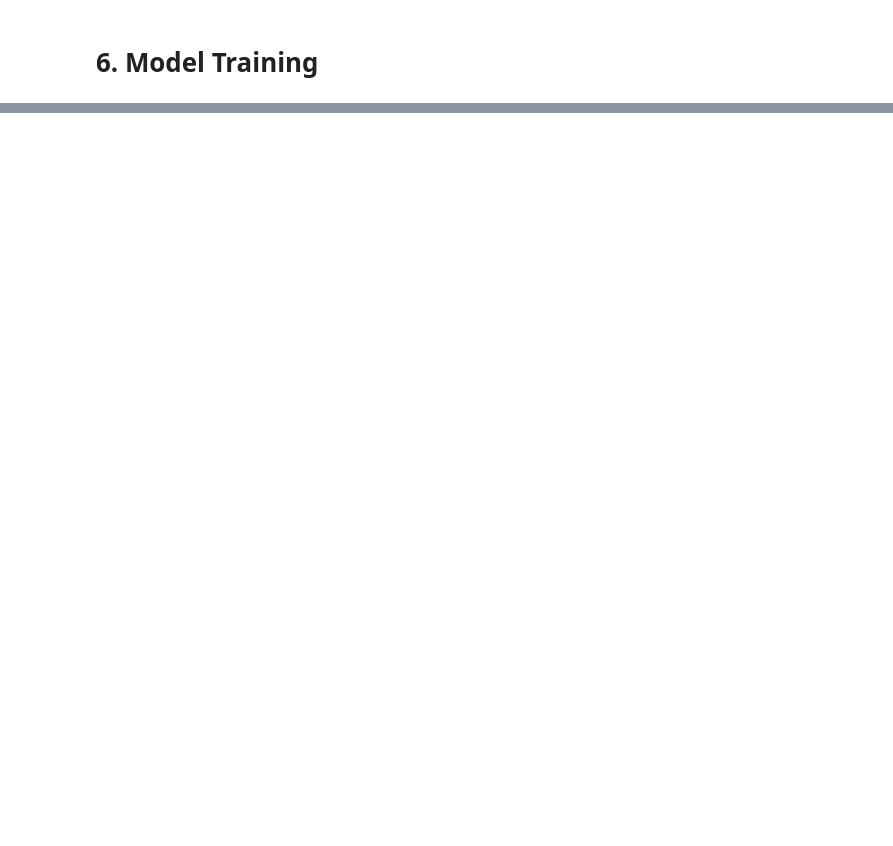
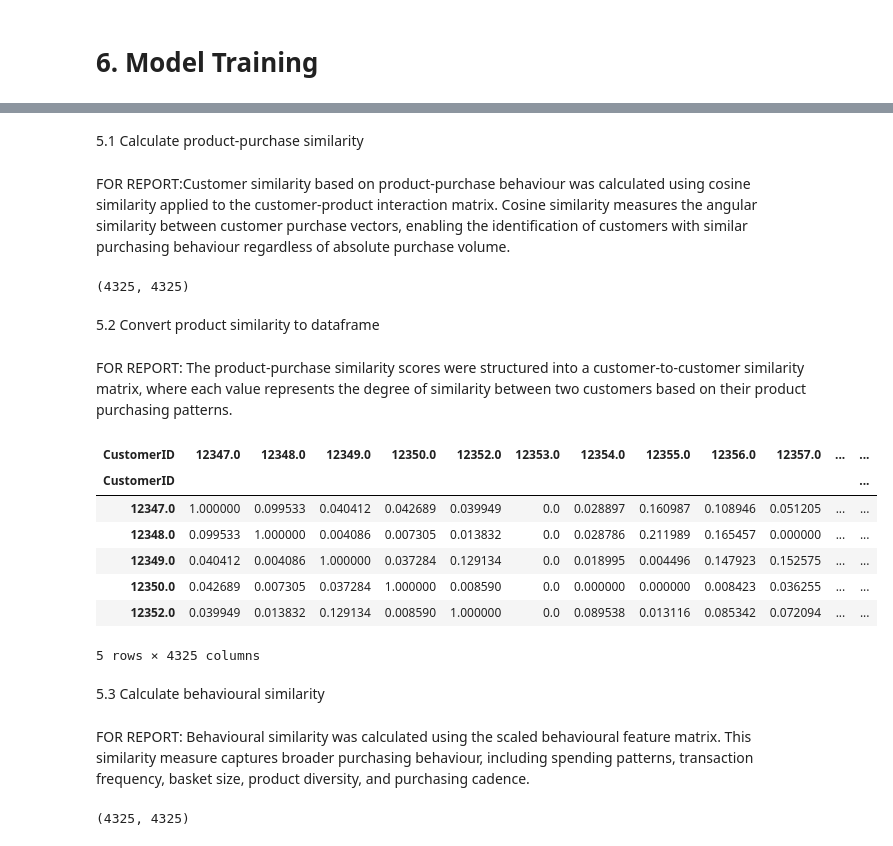
Before and after one commit to OKSolution/ai-data-science-assignment, a Jupyter notebook: notebooks/analysis.ipynb, the cells around one changed output, grey strips where cells are left out. Drawn from its saved outputs; the diff is of its cells as text; code cells hidden in the pictures; blank space fills up the shorter version.

```diff
--- a/notebooks/analysis.ipynb
+++ b/notebooks/analysis.ipynb
@@ -533,0 +994,47 @@ Cancellation rate: 0.1989329268292683
+# %% [markdown]
+5.1 Calculate product-purchase similarity
+# %% [markdown]
+FOR REPORT:Customer similarity based on product-purchase behaviour was calculated using cosine similarity applied to the customer-product interaction matrix. Cosine similarity measures the angular similarity between customer purchase vectors, enabling the identification of customers with similar purchasing behaviour regardless of absolute purchase volume.
+# %%
+from sklearn.metrics.pairwise import cosine_similarity
+
+# Customer similarity based on product purchases
+product_similarity = cosine_similarity(customer_product_matrix)
+
+product_similarity.shape
+# %% [output]
+(4325, 4325)
+# %% [markdown]
+5.2 Convert product similarity to dataframe
+# %% [markdown]
+FOR REPORT: The product-purchase similarity scores were structured into a customer-to-customer similarity matrix, where each value represents the degree of similarity between two customers based on their product purchasing patterns.
+# %%
+product_similarity_df = pd.DataFrame(
+    product_similarity,
+    index=customer_product_matrix.index,
+    columns=customer_product_matrix.index
+)
+
+product_similarity_df.head()
+# %% [output]
+| CustomerID | 12347.0 | 12348.0 | 12349.0 | 12350.0 | 12352.0 | 12353.0 | 12354.0 | 12355.0 | 12356.0 | 12357.0 | ... | ... |
+| CustomerID |  |  |  |  |  |  |  |  |  |  |  | ... |
+| 12347.0 | 1.000000 | 0.099533 | 0.040412 | 0.042689 | 0.039949 | 0.0 | 0.028897 | 0.160987 | 0.108946 | 0.051205 | ... | ... |
+| 12348.0 | 0.099533 | 1.000000 | 0.004086 | 0.007305 | 0.013832 | 0.0 | 0.028786 | 0.211989 | 0.165457 | 0.000000 | ... | ... |
+| 12349.0 | 0.040412 | 0.004086 | 1.000000 | 0.037284 | 0.129134 | 0.0 | 0.018995 | 0.004496 | 0.147923 | 0.152575 | ... | ... |
+| 12350.0 | 0.042689 | 0.007305 | 0.037284 | 1.000000 | 0.008590 | 0.0 | 0.000000 | 0.000000 | 0.008423 | 0.036255 | ... | ... |
+| 12352.0 | 0.039949 | 0.013832 | 0.129134 | 0.008590 | 1.000000 | 0.0 | 0.089538 | 0.013116 | 0.085342 | 0.072094 | ... | ... |
+5 rows × 4325 columns
+# %% [markdown]
+5.3 Calculate behavioural similarity
+# %% [markdown]
+FOR REPORT: Behavioural similarity was calculated using the scaled behavioural feature matrix. This similarity measure captures broader purchasing behaviour, including spending patterns, transaction frequency, basket size, product diversity, and purchasing cadence.
+# %%
+# Behavioural similarity
+behaviour_similarity = cosine_similarity(
+    behaviour_scaled_df
+)
+
+behaviour_similarity.shape
+# %% [output]
+(4325, 4325)
```
Also changed, not shown: parts of 124 cells of this notebook.
